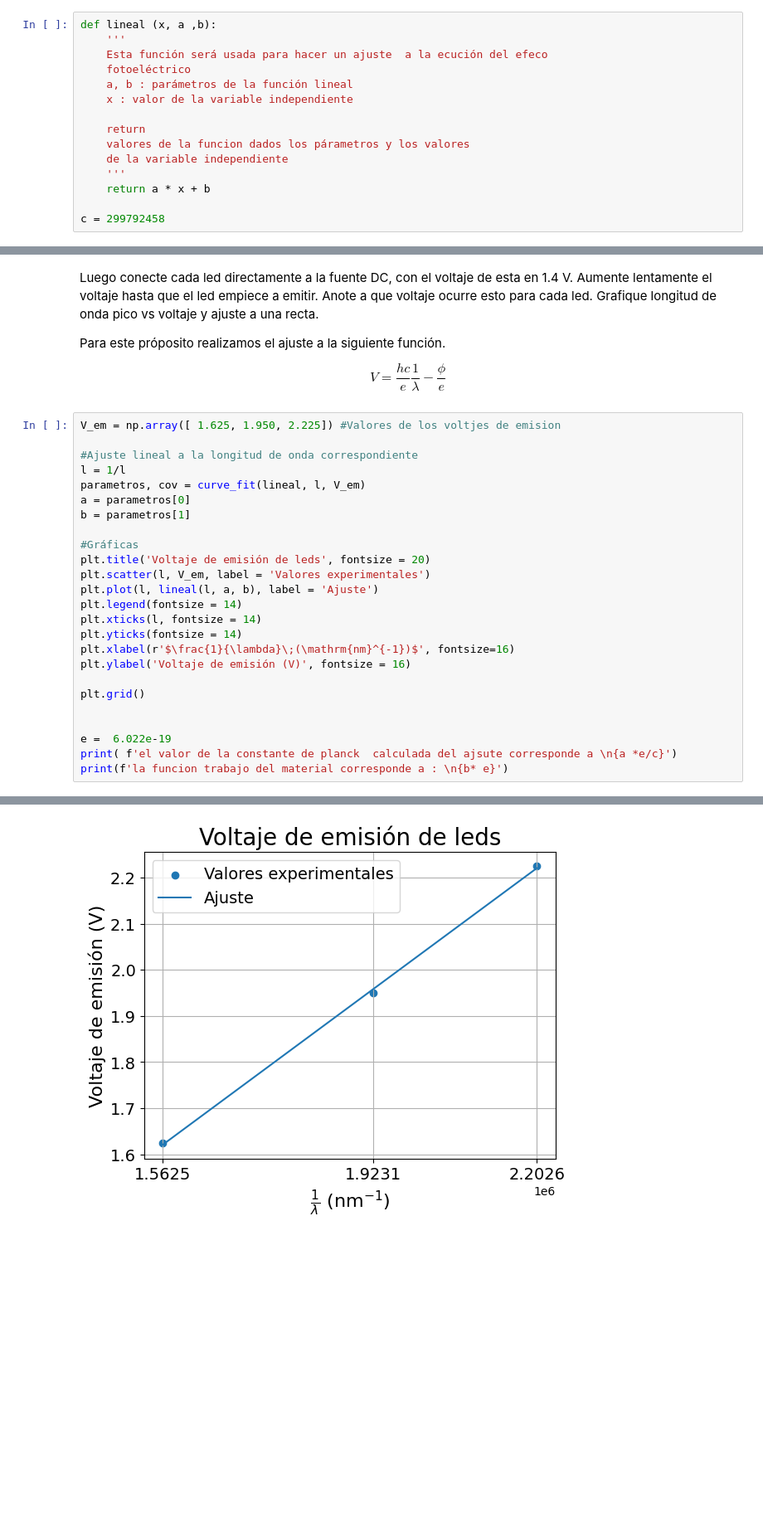
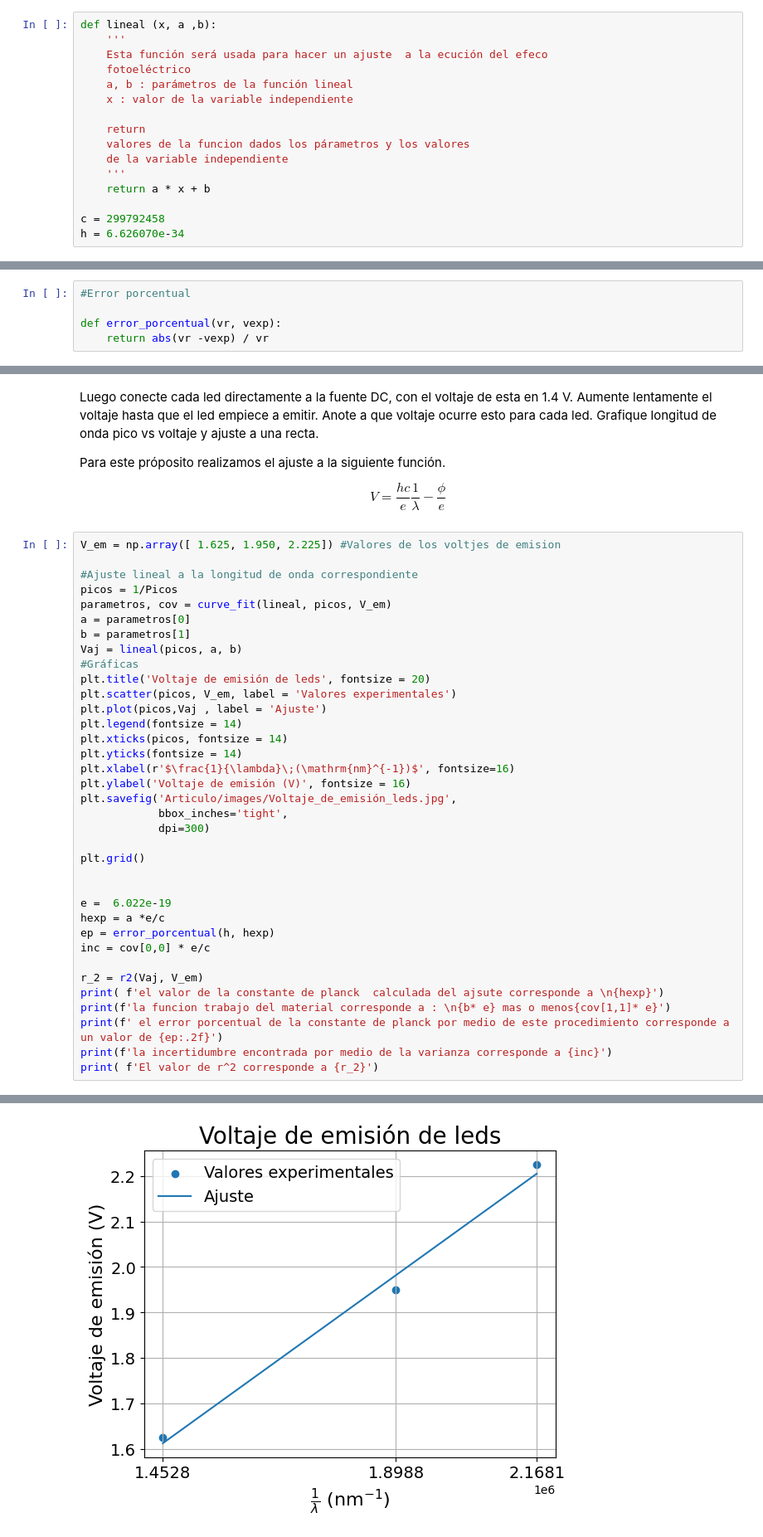
Before and after one commit to Jesus-Gamboa/Experimental_IV, a Jupyter notebook: Efecto_fotoeléctrico/Notebook.ipynb, the cells around one changed output, grey strips where cells are left out. Shown at 83% size. Saved outputs shown, nothing was run; the diff lists cells and outputs as text; blank space fills up the shorter version.

```diff
--- a/Efecto_fotoeléctrico/Notebook.ipynb
+++ b/Efecto_fotoeléctrico/Notebook.ipynb
@@ -17,3 +17,4 @@ def lineal (x, a ,b):
     return a * x + b
 
 c = 299792458
+h = 6.626070e-34
@@ -20,3 +38,8 @@ c = 299792458
+# %%
+#Error porcentual
+
+def error_porcentual(vr, vexp):
+    return abs(vr -vexp) / vr
 # %% [markdown]
 # Primera parte del experimento
 # %%
@@ -105,26 +164,37 @@ $$
 V_em = np.array([ 1.625, 1.950, 2.225]) #Valores de los voltjes de emision
 
 #Ajuste lineal a la longitud de onda correspondiente
-l = 1/l
-parametros, cov = curve_fit(lineal, l, V_em)
+picos = 1/Picos
+parametros, cov = curve_fit(lineal, picos, V_em)
 a = parametros[0]
 b = parametros[1]
-
+Vaj = lineal(picos, a, b)
 #Gráficas
 plt.title('Voltaje de emisión de leds', fontsize = 20)
-plt.scatter(l, V_em, label = 'Valores experimentales')
-plt.plot(l, lineal(l, a, b), label = 'Ajuste')
+plt.scatter(picos, V_em, label = 'Valores experimentales')
+plt.plot(picos,Vaj , label = 'Ajuste')
 plt.legend(fontsize = 14)
-plt.xticks(l, fontsize = 14)
+plt.xticks(picos, fontsize = 14)
 plt.yticks(fontsize = 14)
 plt.xlabel(r'$\frac{1}{\lambda}\;(\mathrm{nm}^{-1})$', fontsize=16)
 plt.ylabel('Voltaje de emisión (V)', fontsize = 16)
+plt.savefig('Articulo/images/Voltaje_de_emisión_leds.jpg',
+            bbox_inches='tight',
+            dpi=300)
 
 plt.grid()
 
 
 e =  6.022e-19
-print( f'el valor de la constante de planck  calculada del ajsute corresponde a \n{a *e/c}')
-print(f'la funcion trabajo del material corresponde a : \n{b* e}')
+hexp = a *e/c
+ep = error_porcentual(h, hexp)
+inc = cov[0,0] * e/c
+
+r_2 = r2(Vaj, V_em)
+print( f'el valor de la constante de planck  calculada del ajsute corresponde a \n{hexp}')
+print(f'la funcion trabajo del material corresponde a : \n{b* e} mas o menos{cov[1,1]* e}')
+print(f' el error porcentual de la constante de planck por medio de este procedimiento corresponde a un valor de {ep:.2f}')
+print(f'la incertidumbre encontrada por medio de la varianza corresponde a {inc}')
+print( f'El valor de r^2 corresponde a {r_2}')
 # %% [output]
 el valor de la constante de planck  calculada del ajsute corresponde a
@@ -134 +207 @@ la funcion trabajo del material corresponde a :
-[figure, old version]
+[figure, new version]
```
Also changed, not shown: parts of 6 cells of this notebook, 6 other files.
